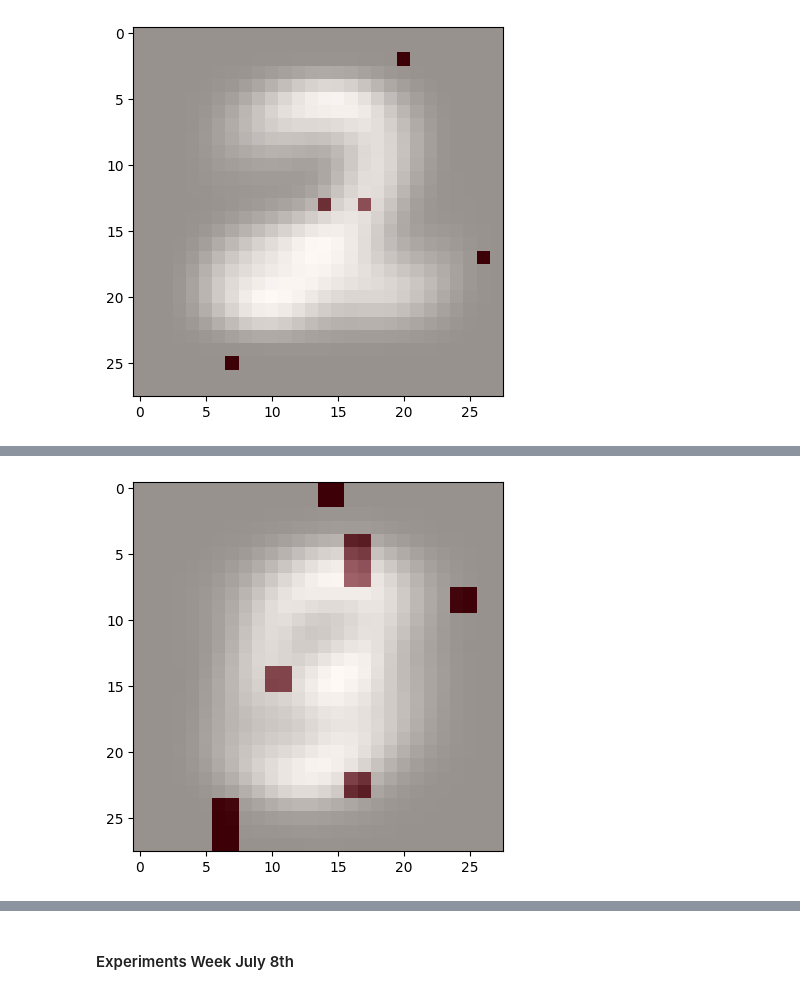
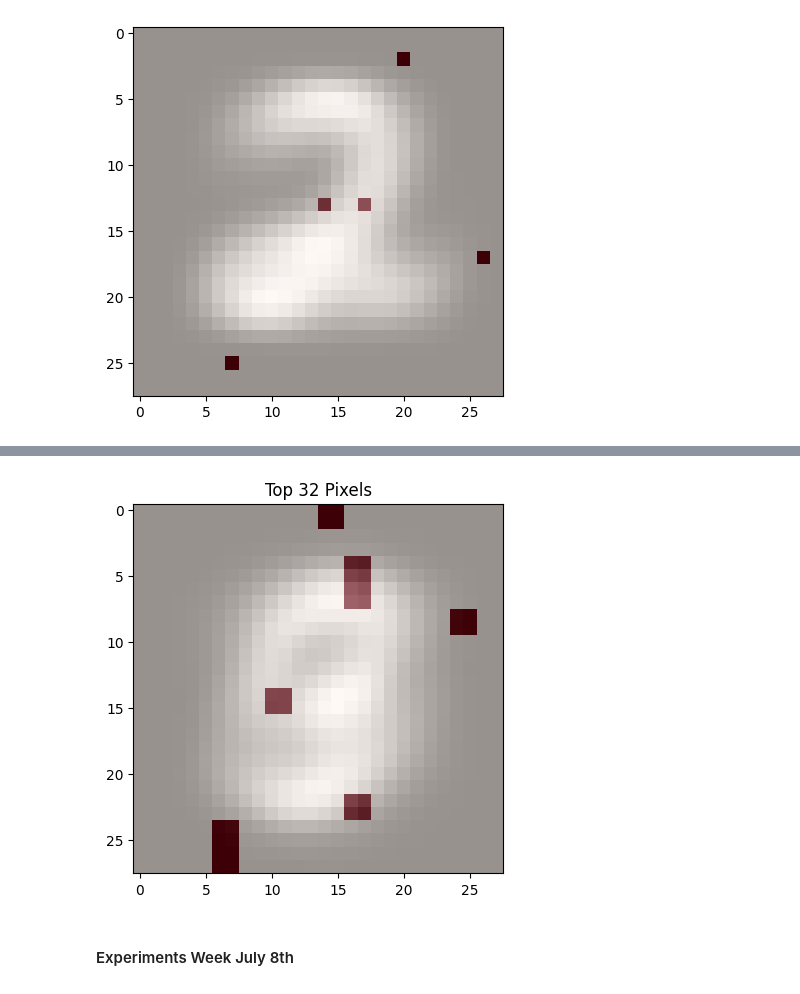
Before and after one commit to ilaibachrach/shadow, a Jupyter notebook: deepnote/Thesis/shadow-test.ipynb, the cells around one changed output, grey strips where cells are left out. Drawn from its saved outputs; the diff is of its cells as text; code cells hidden in the pictures.

```diff
--- a/deepnote/Thesis/shadow-test.ipynb
+++ b/deepnote/Thesis/shadow-test.ipynb
@@ -1951,25 +1988,6 @@ HTML(ani.to_html5_video())
 pixel_importance_df2 = pd.read_csv('/content/pixel_importance_2.csv')
 pixel_importance_df2["importance"] = 1-pixel_importance_df2["acc"]
 pixel_accuracy_dict2 = pixel_importance_df2.set_index('pixel_id')['importance'].to_dict()
-# %%
-# Get the indices of the 100 most important pixels for class 0
-top_pixels = pixel_importance_df2['importance'].nlargest(32).index
-
-images_digit_1 = X_nump#[y == 2]
-
-# Compute the average of these images
-average_image = images_digit_1.mean(axis=0)
-
-# Create a mask for the top pixels
-mask = np.zeros((28, 28))
-mask[np.unravel_index(top_pixels, mask.shape)] = 1
-
-# Plot the average image
-plt.imshow(average_image, cmap='gray')
-
-# Overlay the top pixels
-plt.imshow(mask, cmap='Reds', alpha=0.6)
-
-plt.show()
-# %% [output]
-[figure, removed]
+# %%
+animate_top_pixels(pixel_importance_df2, X_nump, num_pixels=32)
+# %% [output]
@@ -1976,3 +1995,4 @@ plt.show()
+[figure, added]
 # %% [markdown]
 
 #### Experiments Week July 8th
```
Also changed, not shown: parts of 8 cells of this notebook.
